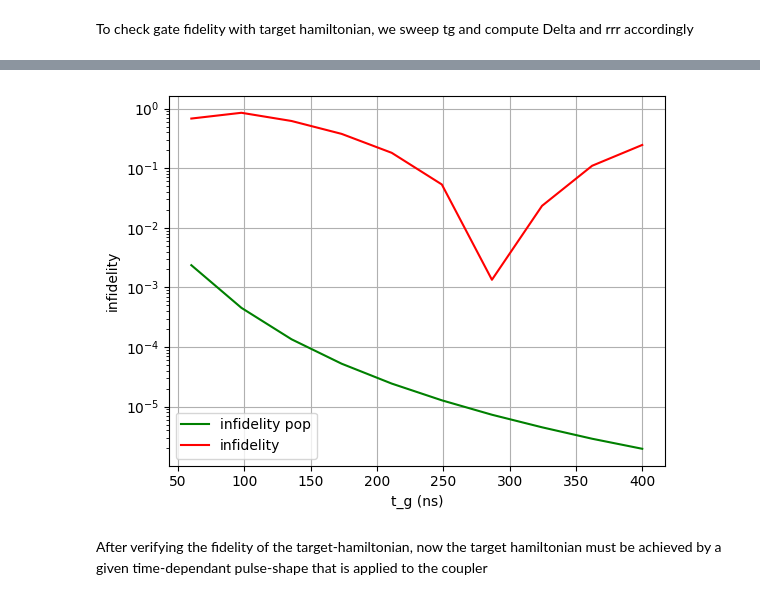
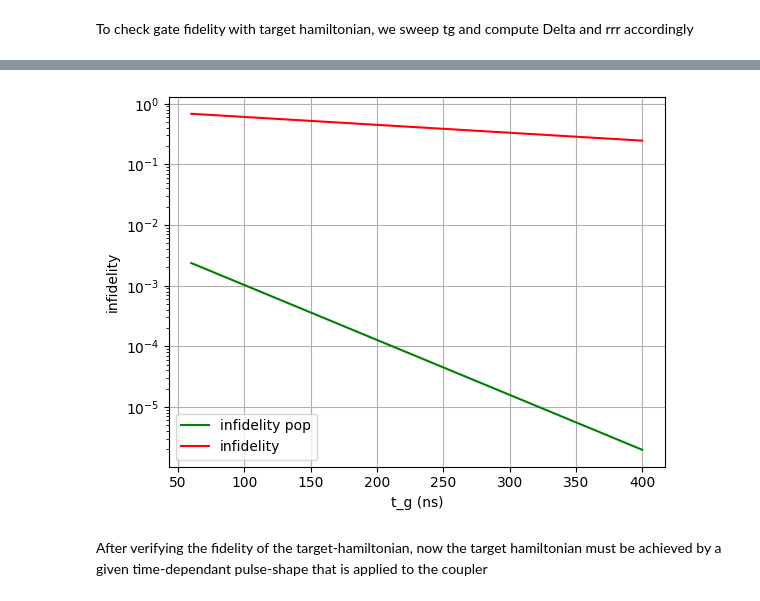
Before and after one commit to FlorianMaier04/TransmonCouplerSimulation, a Jupyter notebook: heff_analysis/heff.ipynb, the cells around one changed output, grey strips where cells are left out. Saved outputs shown, nothing was run; the diff lists cells and outputs as text; code cells hidden in the pictures.

```diff
--- a/heff_analysis/heff.ipynb
+++ b/heff_analysis/heff.ipynb
@@ -63,15 +58,0 @@ plt.show()
-# %%
-# with a given gate time we compute the fidelity for cos drive and drag drive
-def compute_htarget(tg):
-    tlist = np.linspace(0, tg, 5000)
-    amp, wd = compute_cos_params(s, tg)
-    heff0 = s.heff(wd, 0)
-    # with the right amplitude for the given gate time, we can compute parameters from heff
-    heff_params = s.heff(wd, amp)
-    Delta = abs(heff_params[2][2] - heff_params[0][0])
-    # rrr follows from the heff response to amplitude, as both Omega_ab and Omega_bc are linear rrr is constant for all amp- and wd values
-    rrr = heff_params[1][2] / heff_params[0][1] # compute the RabiRateRatio (RRR) from the two rabirates in cos dirve case
-    # with all parameters set we can compute the target hamiltonian
-    ht, _,_,_ = h_target(Delta, rrr, tg)
-    return ht, tlist, heff0, wd, amp
-ht, tlist, heff0, wd, amp = compute_htarget(200)
@@ -86,24 +63,27 @@ To check gate fidelity with target hamiltonian, we sweep tg and compute Delta an
 # %%
-lf_pop = []
-lf = []
-ltg = np.linspace(60, 400, 10)
-for tg in tqdm(ltg):
-    ht, tlist, _,_ = compute_htarget(tg)
-    f = extract_fidelity(ht, tlist)
-    fpop = extract_pop_fid(ht, tlist)['iswap_fidelity']
-    # print("1-p: ", (1-f), " tg: ", tg)
-    lf_pop.append(1-fpop)
-    lf.append(1-f)
-ax = plt.subplot()
-plt.plot(ltg, lf_pop, label='infidelity pop', color='green')
-plt.plot(ltg, lf, label='infidelity', color='red')
-plt.xlabel('t_g (ns)')
-plt.ylabel('infidelity')
-ax.set_yscale('log')
-plt.legend()
-plt.grid(True)
-plt.show()
+def plot_tg_fid_curve(hamiltonian_function, n, tg_min = 60, tg_max = 400):
+    lf_pop = []
+    lf = []
+    ltg = np.linspace(tg_min, tg_max, n)
+    for tg in tqdm(ltg):
+        h, _ = hamiltonian_function(tg)
+        tlist = np.linspace(0, tg, N_t)
+        f = extract_fidelity(h, tlist)
+        fpop = extract_pop_fid(h, tlist)['iswap_fidelity']
+        lf_pop.append(1-fpop)
+        lf.append(1-f)
+    ax = plt.subplot()
+    plt.plot(ltg, lf_pop, label='infidelity pop', color='green')
+    plt.plot(ltg, lf, label='infidelity', color='red')
+    plt.xlabel('t_g (ns)')
+    plt.ylabel('infidelity')
+    ax.set_yscale('log')
+    plt.legend()
+    plt.grid(True)
+    plt.show()
+
+plot_tg_fid_curve(compute_htarget, 2)
 # %% [output]
-[figure, old version]
+[figure, new version]
 # %% [markdown]
 After verifying the fidelity of the target-hamiltonian, now the target hamiltonian must be achieved by a given time-dependant pulse-shape that is applied to the coupler
```
Also changed, not shown: parts of 27 cells of this notebook, 5 other files.
